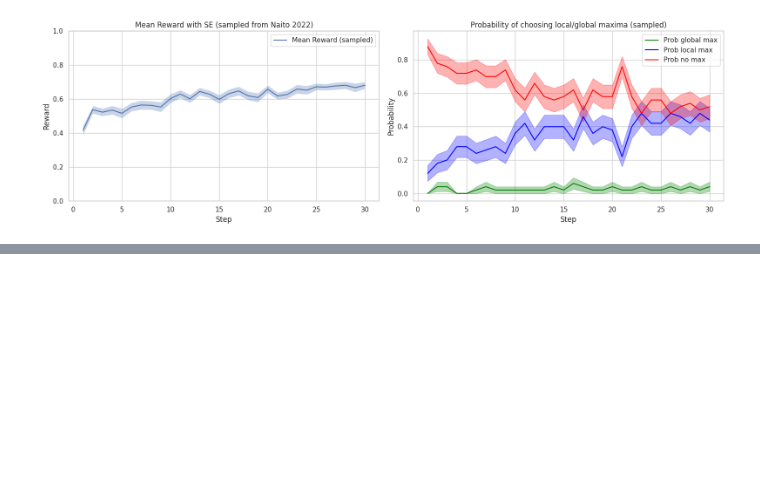
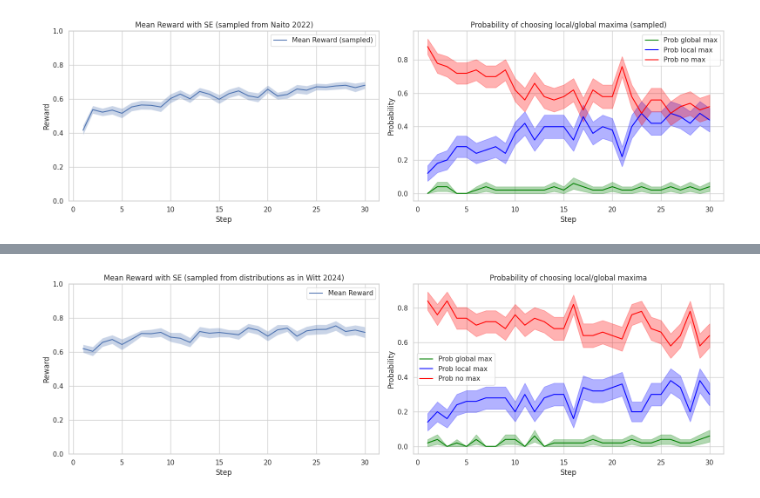
Before and after one commit to vagechirkov/Spatial-MAB-taboo, a Jupyter notebook: notebooks/single_agent_distribution_samples.ipynb, the cells around one changed output, grey strips where cells are left out. Drawn from its saved outputs; the diff is of its cells as text; code cells hidden in the pictures; blank space fills up the shorter version.

Commit message:
add option to sample GP params from parameterized distributions
Co-authored-by: Copilot <copilot@github.com>

```diff
--- a/notebooks/single_agent_distribution_samples.ipynb
+++ b/notebooks/single_agent_distribution_samples.ipynb
@@ -139,0 +211,45 @@ plt.show()
+# %%
+# Visualize results from sampled parameters
+df_grouped = results.groupby('Step').agg({
+    'reward': ['mean', 'std'],
+    'global_max': ['mean', 'std'],
+    'local_max': ['mean', 'std'],
+    'no_max': ['mean', 'std']
+}).reset_index()
+
+# Plot mean reward and probabilities in adjacent subplots
+fig, axes = plt.subplots(1, 2, figsize=(16, 5))
+
+# Left: mean reward with std
+reward_mean = df_grouped['reward']['mean']
+reward_SE = df_grouped['reward']['std'] / np.sqrt(n_runs)
+axes[0].plot(df_grouped['Step'], reward_mean, label='Mean Reward')
+axes[0].fill_between(df_grouped['Step'], reward_mean - reward_SE, reward_mean + reward_SE, alpha=0.3)
+axes[0].set_title('Mean Reward with SE (sampled from distributions as in Witt 2024)')
+axes[0].set_xlabel('Step')
+axes[0].set_ylabel('Reward')
+axes[0].set_ylim(0, 1)
+axes[0].legend()
+
+# Right: probabilities
+global_max_mean = df_grouped['global_max']['mean']
+global_max_SE = df_grouped['global_max']['std'] / np.sqrt(n_runs)
+local_max_mean = df_grouped['local_max']['mean']
+local_max_SE = df_grouped['local_max']['std'] / np.sqrt(n_runs)
+axes[1].plot(df_grouped['Step'], global_max_mean, label='Prob global max', color='green')
+axes[1].fill_between(df_grouped['Step'], global_max_mean - global_max_SE, global_max_mean + global_max_SE, alpha=0.3, color='green')
+axes[1].plot(df_grouped['Step'], local_max_mean, label='Prob local max', color='blue')
+axes[1].fill_between(df_grouped['Step'], local_max_mean - local_max_SE, local_max_mean + local_max_SE, alpha=0.3, color='blue')
+not_any_max_mean = df_grouped['no_max']['mean']
+not_any_max_SE = df_grouped['no_max']['std'] / np.sqrt(n_runs)
+axes[1].plot(df_grouped['Step'], not_any_max_mean, label='Prob no max', color='red')
+axes[1].fill_between(df_grouped['Step'], not_any_max_mean - not_any_max_SE, not_any_max_mean + not_any_max_SE, alpha=0.3, color='red')
+axes[1].set_title('Probability of choosing local/global maxima')
+axes[1].set_xlabel('Step')
+axes[1].set_ylabel('Probability')
+axes[1].legend()
+
+plt.tight_layout()
+plt.show()
+# %% [output]
+[figure, added]
```
Also changed, not shown: parts of 4 cells of this notebook, 3 other files.
